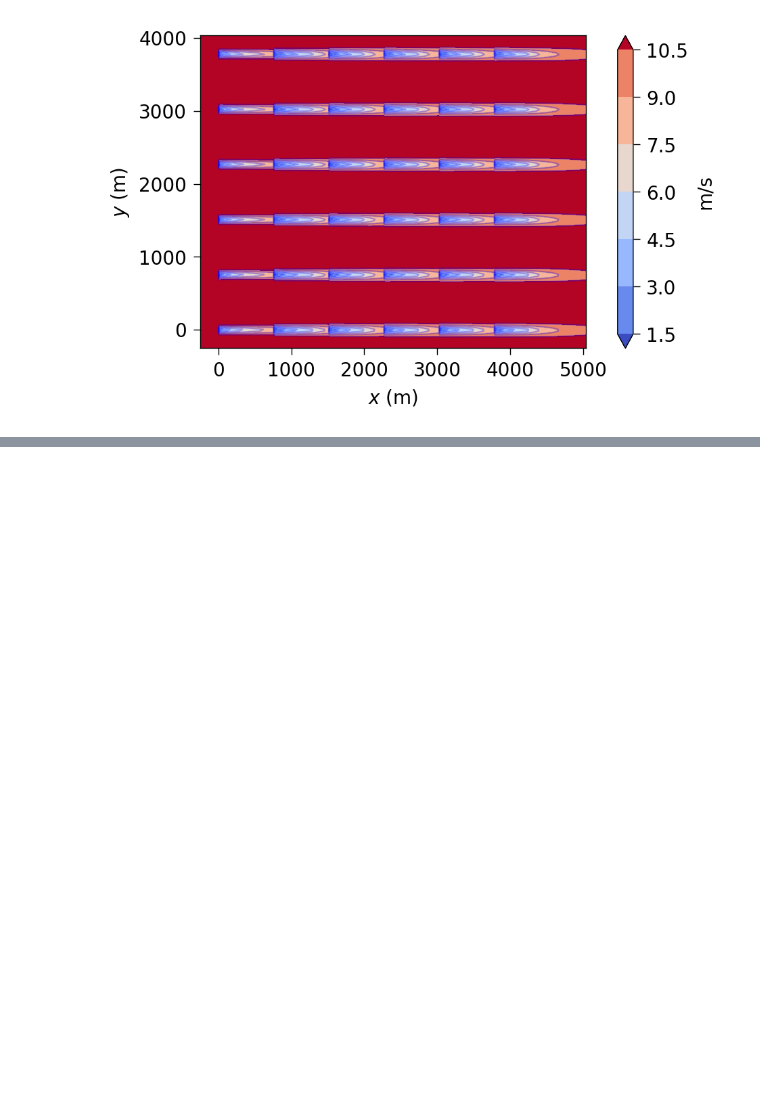
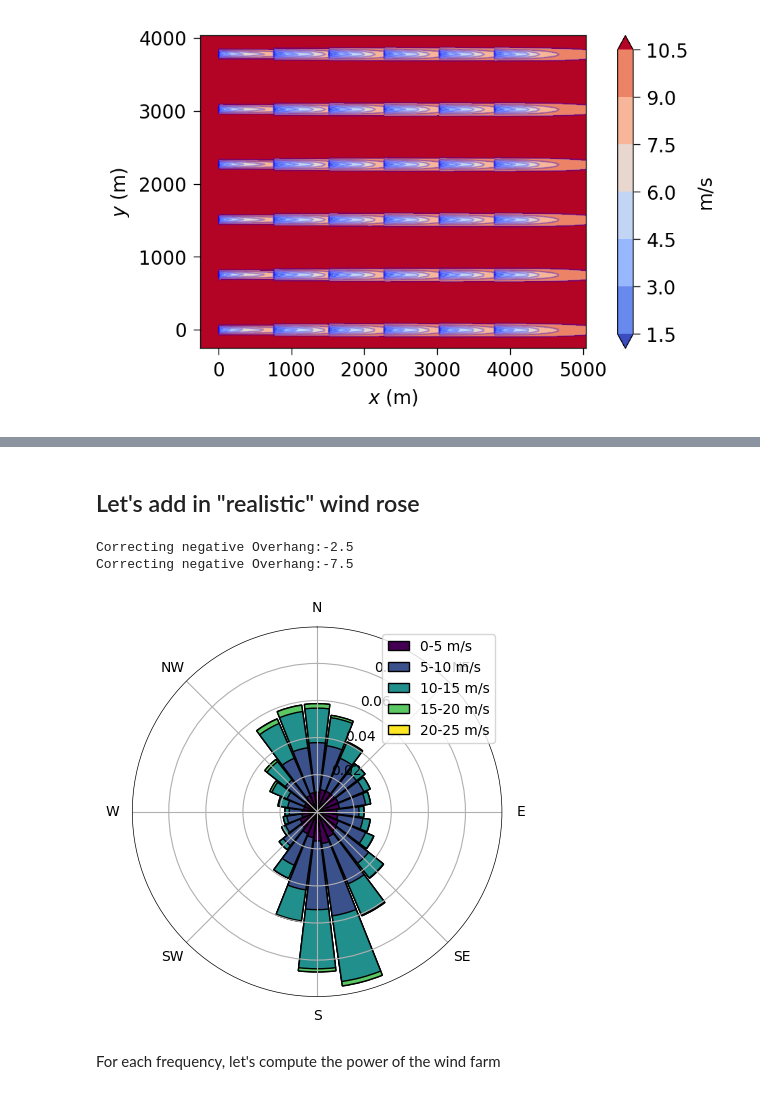
Before and after one commit to kirbyh/1.086_wake_demo, a Jupyter notebook: src/example.ipynb, the cells around one changed output, grey strips where cells are left out. Drawn from its saved outputs; the diff is of its cells as text; code cells hidden in the pictures; blank space fills up the shorter version.

```diff
--- a/src/example.ipynb
+++ b/src/example.ipynb
@@ -102,0 +129,16 @@ fi.reinitialize(turbulence_intensity=0.15)
+# %% [markdown]
+## Let's add in "realistic" wind rose
+# %%
+import pandas as pd
+from floris.tools.wind_rose import WindRose
+
+rose = WindRose()
+rose.read_wind_rose_csv('./inputs/wind_rose.csv')
+rose.plot_wind_rose()
+plt.show()
+# %% [output]
+Correcting negative Overhang:-2.5
+Correcting negative Overhang:-7.5
+[figure, added]
+# %% [markdown]
+For each frequency, let's compute the power of the wind farm
```
Also changed, not shown: parts of 23 cells of this notebook.
